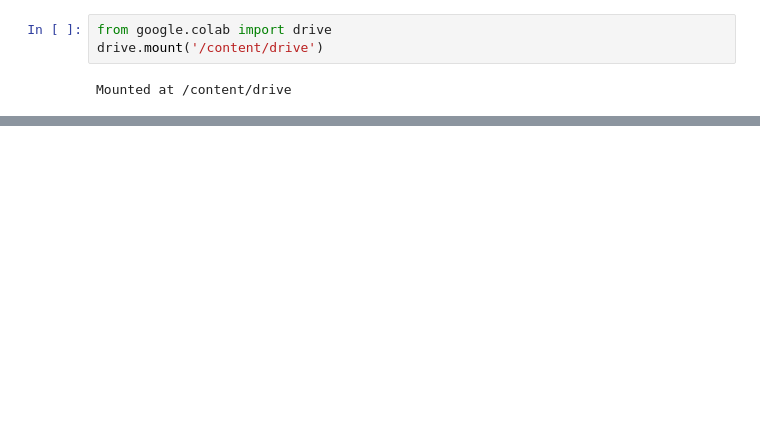
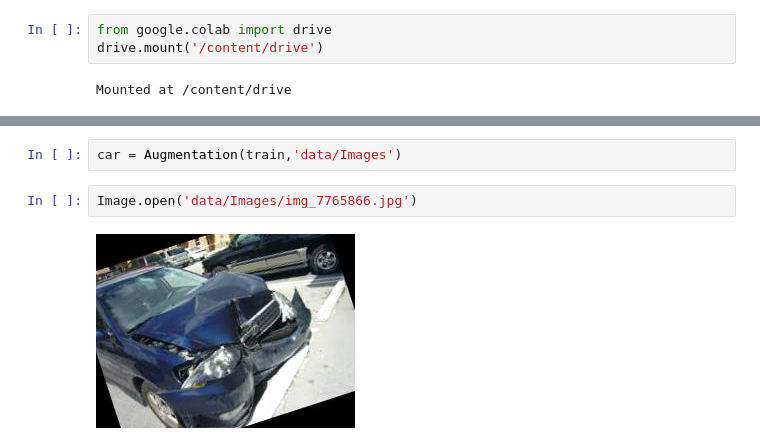
Before and after one commit to louiewang820/car-condition-classification, a Jupyter notebook: car_condition.ipynb, the cells around one changed output, grey strips where cells are left out. Drawn from its saved outputs; the diff is of its cells as text; blank space fills up the shorter version.

```diff
--- a/car_condition.ipynb
+++ b/car_condition.ipynb
@@ -15,0 +122,6 @@ fatal: not a git repository (or any of the parent directories): .git
+# %%
+car = Augmentation(train,'data/Images')
+# %%
+Image.open('data/Images/img_7765866.jpg')
+# %% [output]
+[figure, added]
```
Also changed, not shown: parts of 20 cells of this notebook.
